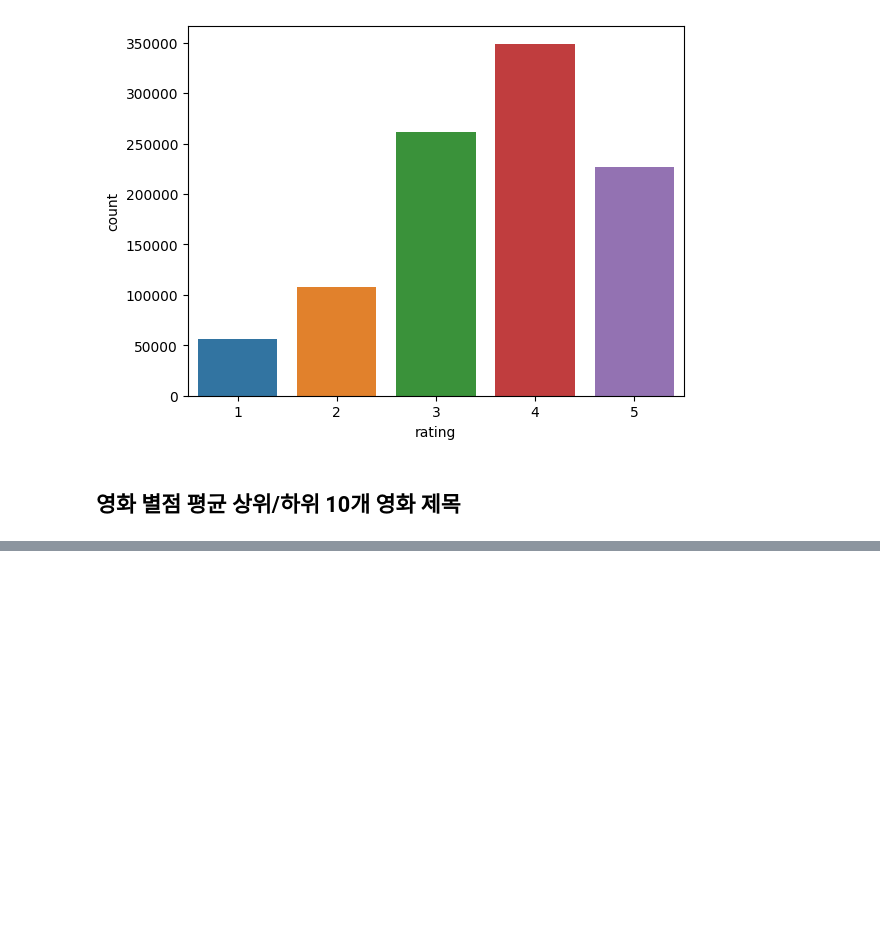
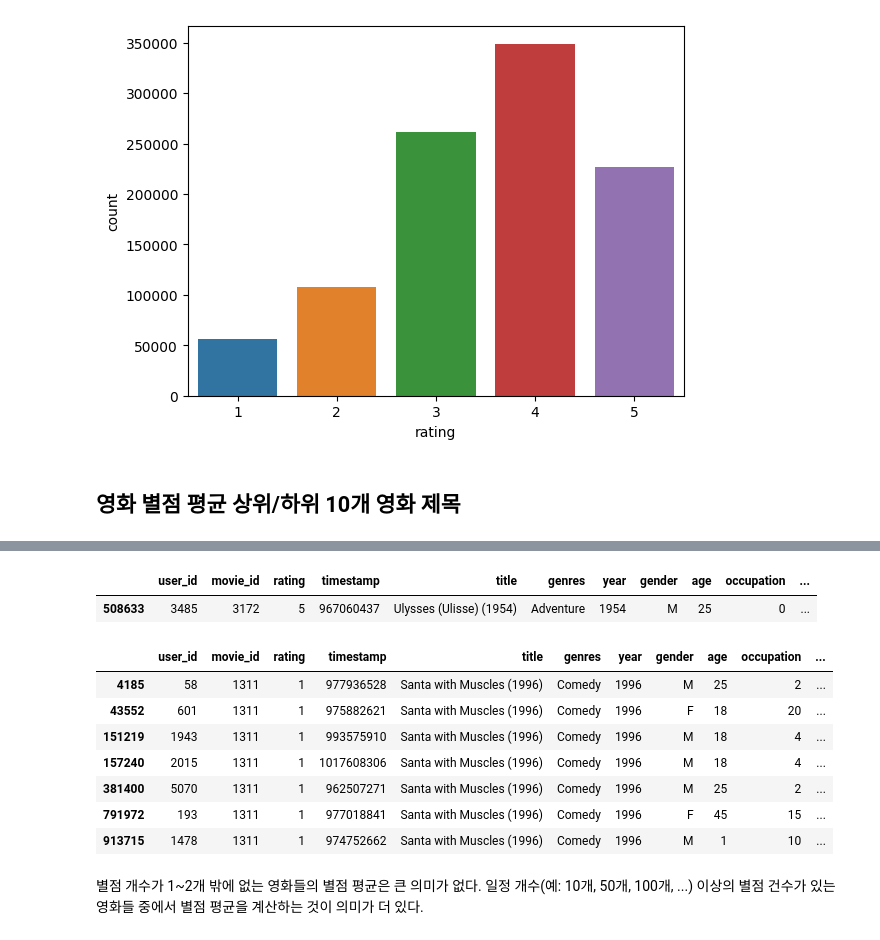
Before and after one commit to kiminhonawa/python, a Jupyter notebook: py20_movielens.ipynb, the cells around one changed output, grey strips where cells are left out. Cells and saved outputs as stored; diff of their text form; code cells hidden in the pictures; blank space fills up the shorter version.

```diff
--- a/py20_movielens.ipynb
+++ b/py20_movielens.ipynb
@@ -575,0 +625,18 @@ df.head()
+# %%
+df[df.title == 'Ulysses (Ulisse) (1954)']
+# %% [output]
+|  | user_id | movie_id | rating | timestamp | title | genres | year | gender | age | occupation | ... |
+| 508633 | 3485 | 3172 | 5 | 967060437 | Ulysses (Ulisse) (1954) | Adventure | 1954 | M | 25 | 0 | ... |
+# %%
+df[df.title == 'Santa with Muscles (1996)']
+# %% [output]
+|  | user_id | movie_id | rating | timestamp | title | genres | year | gender | age | occupation | ... |
+| 4185 | 58 | 1311 | 1 | 977936528 | Santa with Muscles (1996) | Comedy | 1996 | M | 25 | 2 | ... |
+| 43552 | 601 | 1311 | 1 | 975882621 | Santa with Muscles (1996) | Comedy | 1996 | F | 18 | 20 | ... |
+| 151219 | 1943 | 1311 | 1 | 993575910 | Santa with Muscles (1996) | Comedy | 1996 | M | 18 | 4 | ... |
+| 157240 | 2015 | 1311 | 1 | 1017608306 | Santa with Muscles (1996) | Comedy | 1996 | M | 18 | 4 | ... |
+| 381400 | 5070 | 1311 | 1 | 962507271 | Santa with Muscles (1996) | Comedy | 1996 | M | 25 | 2 | ... |
+| 791972 | 193 | 1311 | 1 | 977018841 | Santa with Muscles (1996) | Comedy | 1996 | F | 45 | 15 | ... |
+| 913715 | 1478 | 1311 | 1 | 974752662 | Santa with Muscles (1996) | Comedy | 1996 | M | 1 | 10 | ... |
+# %% [markdown]
+별점 개수가 1~2개 밖에 없는 영화들의 별점 평균은 큰 의미가 없다. 일정 개수(예: 10개, 50개, 100개, ...) 이상의 별점 건수가 있는 영화들 중에서 별점 평균을 계산하는 것이 의미가 더 있다.
```
Also changed, not shown: parts of 11 cells of this notebook.
